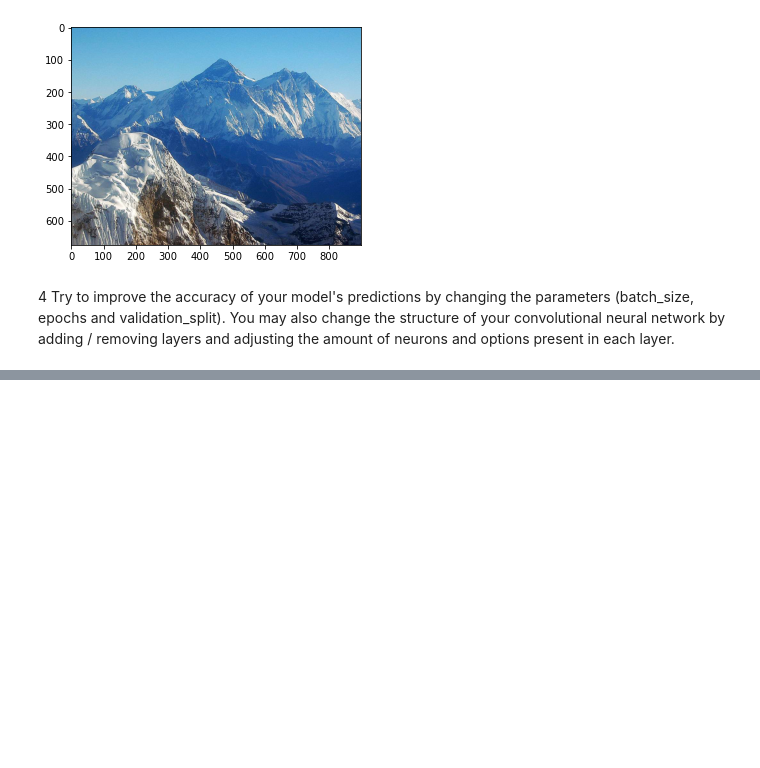
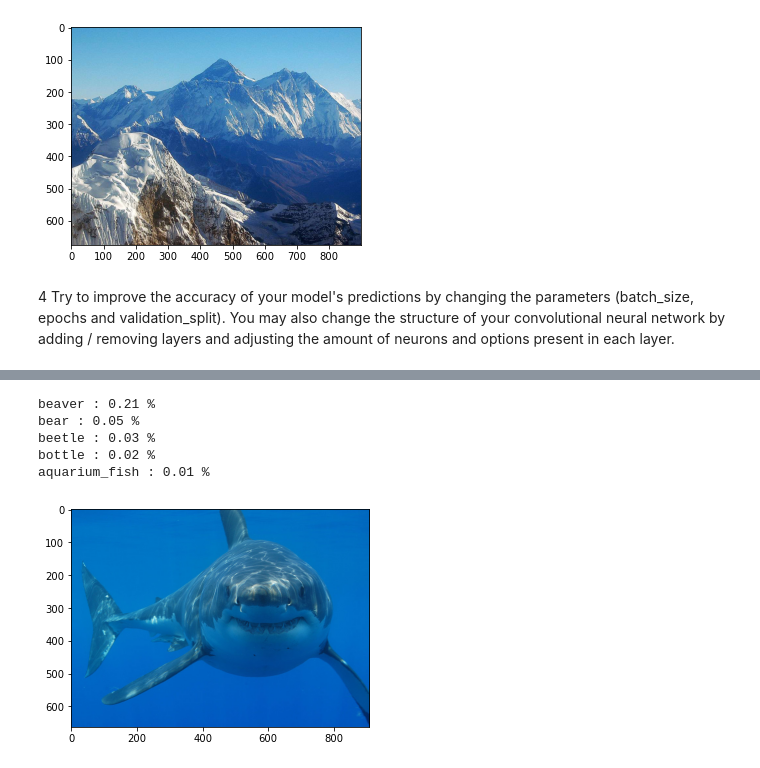
Before and after one commit to Seppalee/Data-analytics-and-Artificial-Intelligence, a Jupyter notebook: Exercises/ex09-ai-image-classification-tensorflow.ipynb, the cells around one changed output, grey strips where cells are left out. Saved outputs shown, nothing was run; the diff lists cells and outputs as text; code cells hidden in the pictures; blank space fills up the shorter version.

```diff
--- a/Exercises/ex09-ai-image-classification-tensorflow.ipynb
+++ b/Exercises/ex09-ai-image-classification-tensorflow.ipynb
@@ -339,0 +321,10 @@ bear : 0.24 %
+# %%
+image5 = plt.imread("photos/test_images/Great_white_shark_south_africa.jpg")
+predict_image2(image5)
+# %% [output]
+beaver : 0.21 %
+bear : 0.05 %
+beetle : 0.03 %
+bottle : 0.02 %
+aquarium_fish : 0.01 %
+[figure, added]
```
Also changed, not shown: parts of 18 cells of this notebook, 5 other files.
